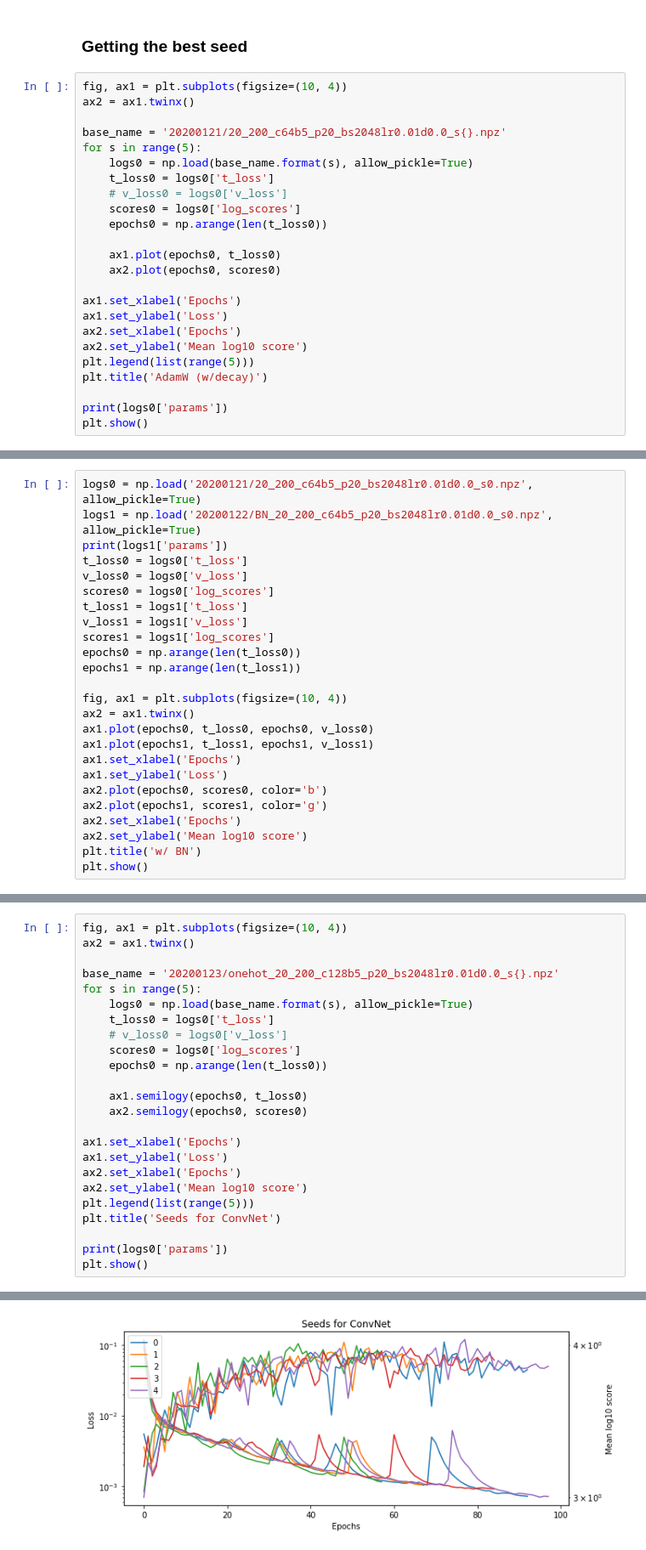
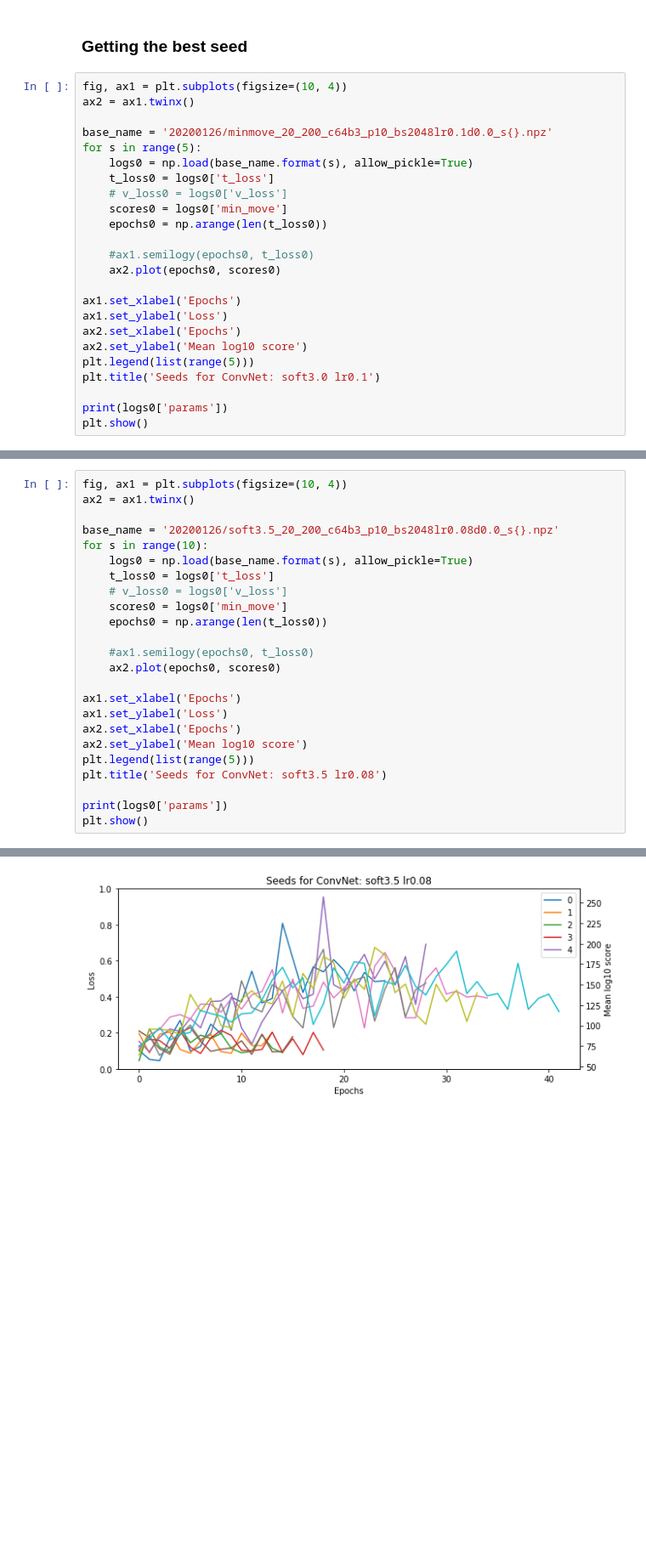
Before and after one commit to fqjin/2048NN, a Jupyter notebook: notebooks/training_logs.ipynb, the cells around one changed output, grey strips where cells are left out. Shown at 85% size. Cells and saved outputs as stored; diff of their text form; blank space fills up the shorter version.

Commit message:
Train models on min_move_dead data

```diff
--- a/notebooks/training_logs.ipynb
+++ b/notebooks/training_logs.ipynb
@@ -423,15 +212,15 @@ Not any better
 fig, ax1 = plt.subplots(figsize=(10, 4))
 ax2 = ax1.twinx()
 
-base_name = '20200121/20_200_c64b5_p20_bs2048lr0.01d0.0_s{}.npz'
+base_name = '20200126/minmove_20_200_c64b3_p10_bs2048lr0.1d0.0_s{}.npz'
 for s in range(5):
     logs0 = np.load(base_name.format(s), allow_pickle=True)
     t_loss0 = logs0['t_loss']
     # v_loss0 = logs0['v_loss']
-    scores0 = logs0['log_scores']
+    scores0 = logs0['min_move']
     epochs0 = np.arange(len(t_loss0))
 
-    ax1.plot(epochs0, t_loss0)
+    #ax1.semilogy(epochs0, t_loss0)
     ax2.plot(epochs0, scores0)
 
 ax1.set_xlabel('Epochs')
@@ -439,7 +228,7 @@ ax1.set_ylabel('Loss')
 ax2.set_xlabel('Epochs')
 ax2.set_ylabel('Mean log10 score')
 plt.legend(list(range(5)))
-plt.title('AdamW (w/decay)')
+plt.title('Seeds for ConvNet: soft3.0 lr0.1')
 
 print(logs0['params'])
 plt.show()
@@ -451,25 +237,0 @@ All 5 seeds had a peak in the early 20s. Seed 4 had an even better network earli
-# %%
-logs0 = np.load('20200121/20_200_c64b5_p20_bs2048lr0.01d0.0_s0.npz', allow_pickle=True)
-logs1 = np.load('20200122/BN_20_200_c64b5_p20_bs2048lr0.01d0.0_s0.npz', allow_pickle=True)
-print(logs1['params'])
-t_loss0 = logs0['t_loss']
-v_loss0 = logs0['v_loss']
-scores0 = logs0['log_scores']
-t_loss1 = logs1['t_loss']
-v_loss1 = logs1['v_loss']
-scores1 = logs1['log_scores']
-epochs0 = np.arange(len(t_loss0))
-epochs1 = np.arange(len(t_loss1))
-
-fig, ax1 = plt.subplots(figsize=(10, 4))
-ax2 = ax1.twinx()
-ax1.plot(epochs0, t_loss0, epochs0, v_loss0)
-ax1.plot(epochs1, t_loss1, epochs1, v_loss1)
-ax1.set_xlabel('Epochs')
-ax1.set_ylabel('Loss')
-ax2.plot(epochs0, scores0, color='b')
-ax2.plot(epochs1, scores1, color='g')
-ax2.set_xlabel('Epochs')
-ax2.set_ylabel('Mean log10 score')
-plt.title('w/ BN')
-plt.show()
@@ -596,23 +239,23 @@ Decreased blocks appears weaker also.
 fig, ax1 = plt.subplots(figsize=(10, 4))
 ax2 = ax1.twinx()
 
-base_name = '20200123/onehot_20_200_c128b5_p20_bs2048lr0.01d0.0_s{}.npz'
-for s in range(5):
+base_name = '20200126/soft3.5_20_200_c64b3_p10_bs2048lr0.08d0.0_s{}.npz'
+for s in range(10):
     logs0 = np.load(base_name.format(s), allow_pickle=True)
     t_loss0 = logs0['t_loss']
     # v_loss0 = logs0['v_loss']
-    scores0 = logs0['log_scores']
+    scores0 = logs0['min_move']
     epochs0 = np.arange(len(t_loss0))
 
-    ax1.semilogy(epochs0, t_loss0)
-    ax2.semilogy(epochs0, scores0)
+    #ax1.semilogy(epochs0, t_loss0)
+    ax2.plot(epochs0, scores0)
 
 ax1.set_xlabel('Epochs')
 ax1.set_ylabel('Loss')
 ax2.set_xlabel('Epochs')
 ax2.set_ylabel('Mean log10 score')
 plt.legend(list(range(5)))
-plt.title('Seeds for ConvNet')
+plt.title('Seeds for ConvNet: soft3.5 lr0.08')
 
 print(logs0['params'])
 plt.show()
@@ -621 +264 @@ Namespace(batch_size=2048, blocks=5, channels=128, decay=0.0, epochs=1000, lr=0.
-[figure, old version]
+[figure, new version]
```
Also changed, not shown: parts of 80 cells of this notebook, 3 other files.
